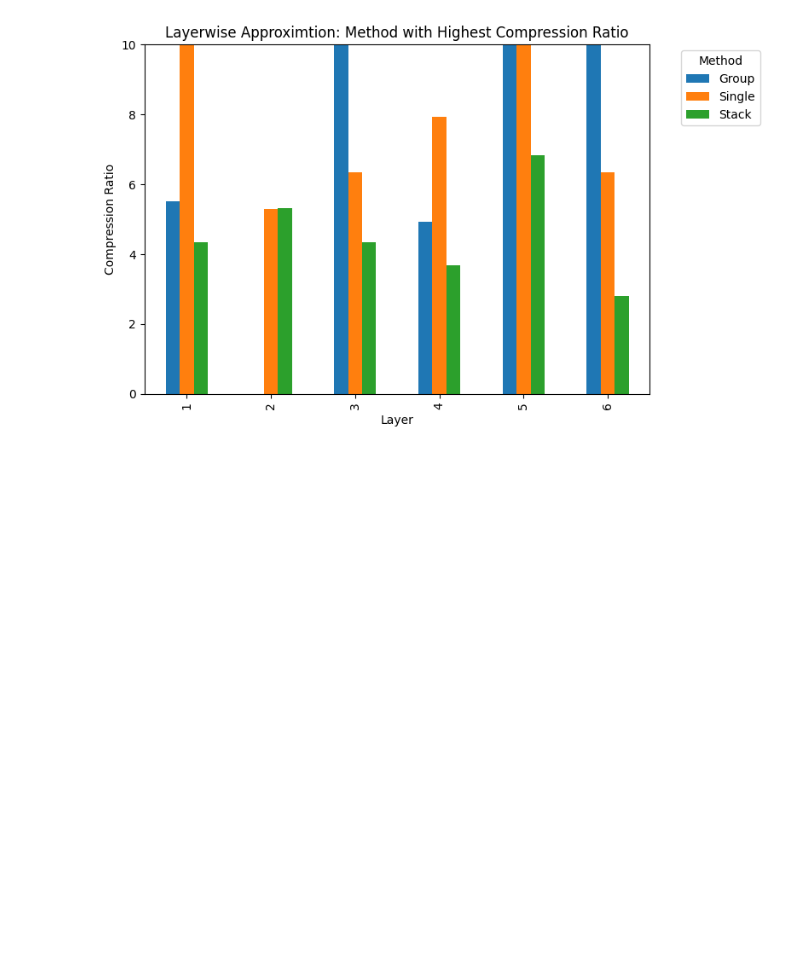
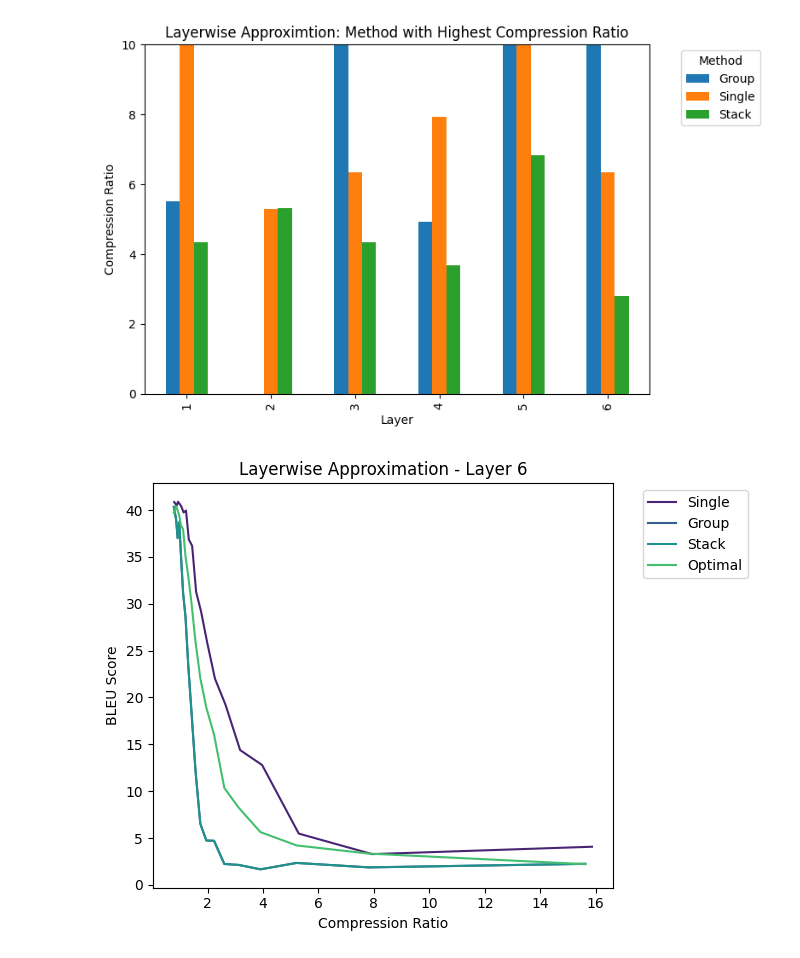
Before and after one commit to justinhuang666666/Approximate-Matrix-Vector-Multiplication, a Jupyter notebook: simulation_result/simulation_layered.ipynb, the cells around one changed output. Drawn from its saved outputs; the diff is of its cells as text; code cells hidden in the pictures; blank space fills up the shorter version.

Commit message:
correct optial code compression ratio

```diff
--- a/simulation_result/simulation_layered.ipynb
+++ b/simulation_result/simulation_layered.ipynb
@@ -187,3 +187,45 @@ plt.tight_layout()
 plt.show()
 # %% [output]
 [figure]
+# %%
+import matplotlib.pyplot as plt
+import pandas as pd
+
+single = pd.read_csv('layered_optimal_single_results.csv')
+group = pd.read_csv('layered_optimal_group_results.csv')
+stack = pd.read_csv('layered_optimal_stack_results.csv')
+optimal = pd.read_csv('layered_optimal_results.csv')
+
+# Colormap
+colormap = plt.get_cmap('viridis')
+
+# Create subplots
+fig, axs = plt.subplots(1, 1, figsize=(8, 5))
+
+# Plot Single
+axs.plot(single['Compression Ratio'], single['BLEU Score'],
+            color=colormap(0.1), label='Single')
+# Plot Group
+axs.plot(group['Compression Ratio'], group['BLEU Score'],
+            color=colormap(0.3), label='Group')
+# Plot Stack
+axs.plot(stack['Compression Ratio'], stack['BLEU Score'],
+            color=colormap(0.5), label='Stack')
+
+# Plot Stack
+axs.plot(optimal['Compression Ratio'], optimal['BLEU Score'],
+            color=colormap(0.7), label='Optimal')
+
+axs.set_title(f'Layerwise Approximation - Layer {i+1}')
+axs.set_xlabel('Compression Ratio')
+axs.set_ylabel('BLEU Score')
+# axs.set_xlim([2.5,20])
+
+# Add legend outside the plot area
+axs.legend(bbox_to_anchor=(1.05, 1), loc='upper left')
+
+# Adjust layout to make space for legends outside the plotting area
+plt.tight_layout(rect=[0, 0, 0.85, 1])
+plt.show()
+# %% [output]
+[figure, added]
```
Also changed, not shown: 5 other files.
